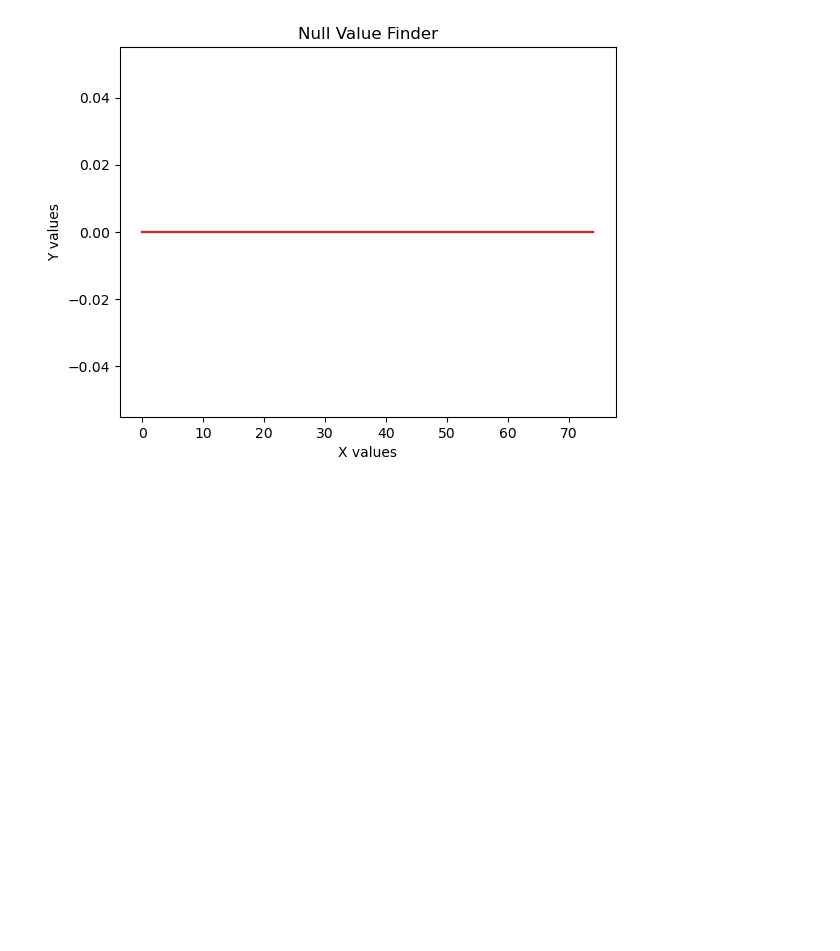
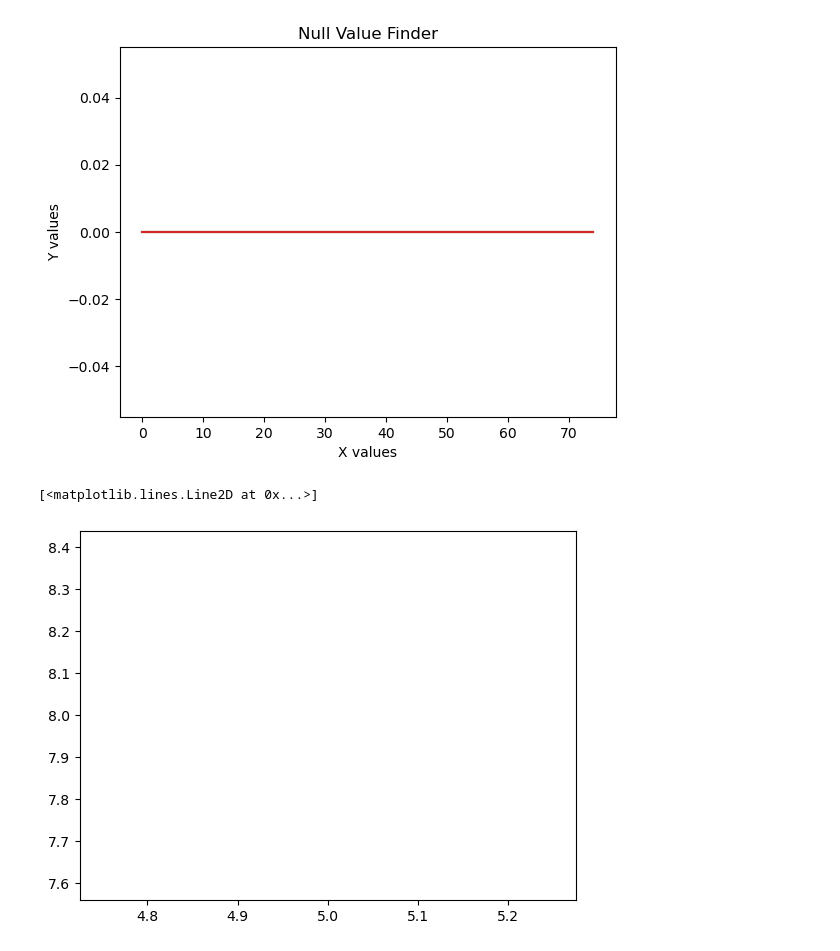
Before and after one commit to lakshitha2009/Data-Science, a Jupyter notebook: Panindia.ipynb, the cells around one changed output. Drawn from its saved outputs; the diff is of its cells as text; code cells hidden in the pictures; blank space fills up the shorter version.

```diff
--- a/Panindia.ipynb
+++ b/Panindia.ipynb
@@ -214,3 +215,10 @@ plt.plot(df.isnull())
 plt.show()
 # %% [output]
 [figure]
+# %%
+a=5
+b=8
+plt.plot(a,b)
+# %% [output]
+[<matplotlib.lines.Line2D at 0x...>]
+[figure, added]
```
Also changed, not shown: parts of 27 cells of this notebook.
